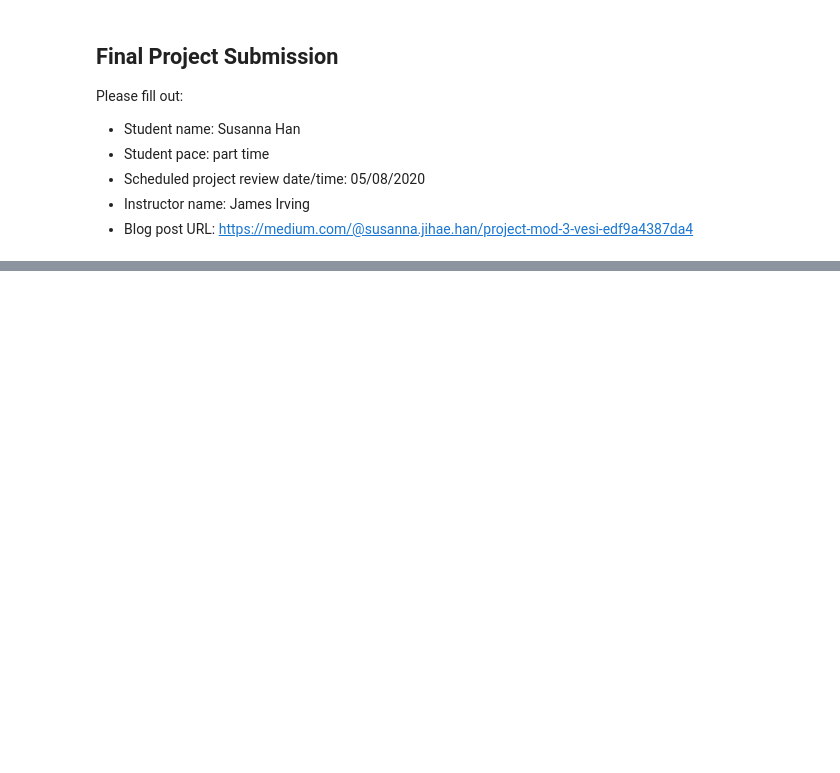
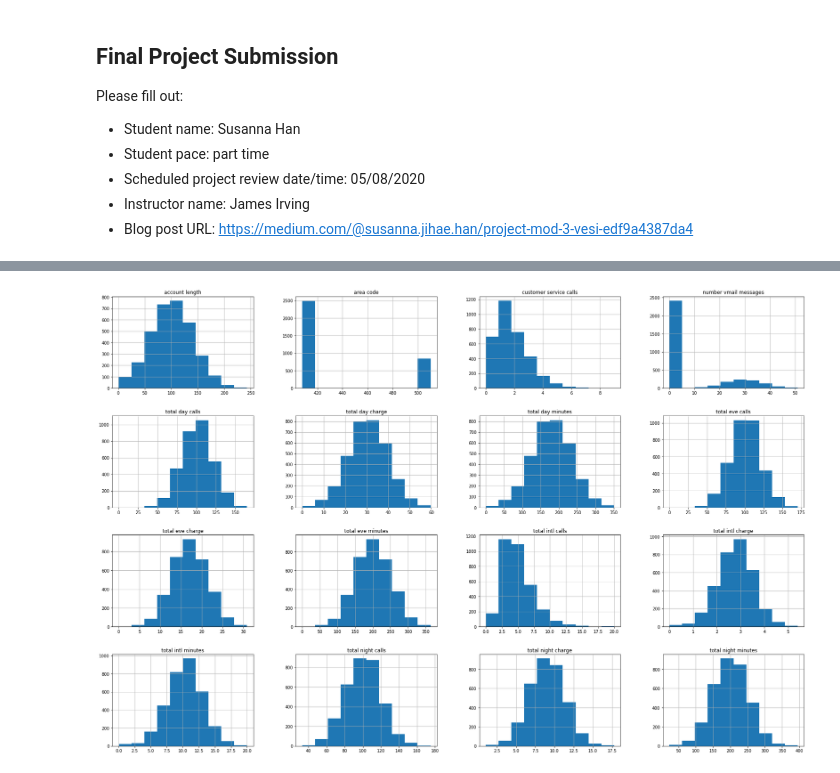
Before and after one commit to ohsusanna93/dsc-mod-3-project-v2-1-online-ds-pt-100719, a Jupyter notebook: student.ipynb, the cells around one changed output, grey strips where cells are left out. Cells and saved outputs as stored; diff of their text form; code cells hidden in the pictures; blank space fills up the shorter version.

```diff
--- a/student.ipynb
+++ b/student.ipynb
@@ -80,0 +135,3 @@ Name: churn, dtype: int64
+# %%
+df = pd.read_csv('telecom_churns.csv')
+df.head()
@@ -80,0 +204,11 @@ Name: churn, dtype: int64
+# %%
+df = df.drop(columns = ['phone number','state'])
+#drop phone number - does not provide any new information; drop state - area code shares similar information
+# %%
+d = {'yes': True, 'no': False}
+df['international plan'] = df['international plan'].map(d)
+# convert international plan and voice mail plan from string to boolean.
+# %%
+d2 = {'yes': True, 'no': False}
+df['voice mail plan'] = df['voice mail plan'].map(d2)
+# convert international plan and voice mail plan from string to boolean.
@@ -80,0 +235,6 @@ Name: churn, dtype: int64
+# %%
+bool_drop = df.drop(columns = ['international plan','voice mail plan'])
+feat = bool_drop.loc[:, 'account length':'customer service calls']
+feat.hist(figsize=(30,20));
+# %% [output]
+[figure, added]
```
Also changed, not shown: parts of 53 cells of this notebook, 3 other files.
